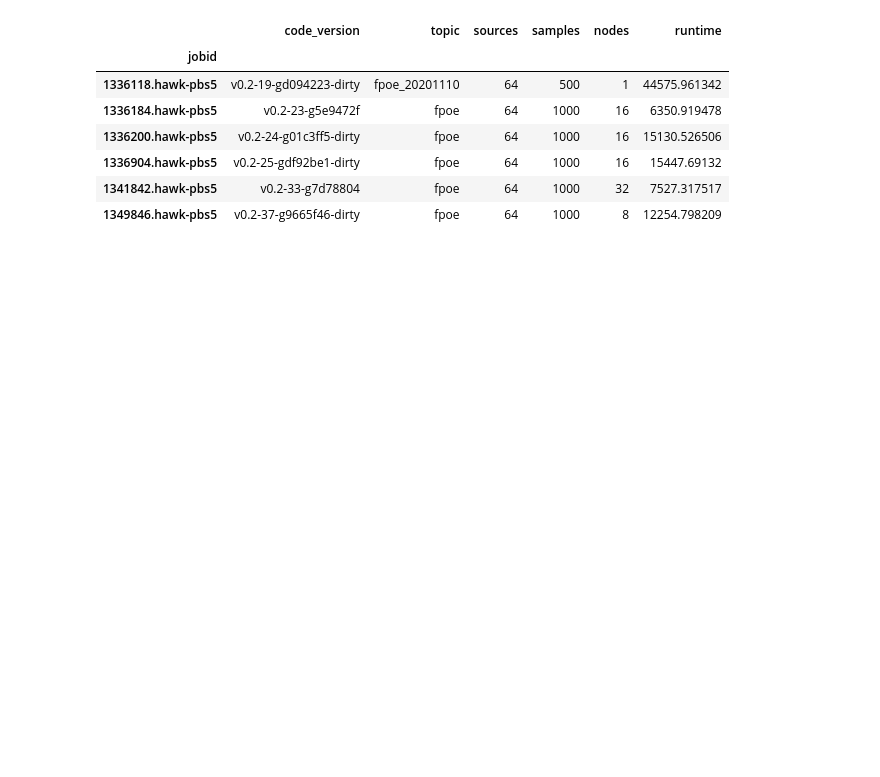
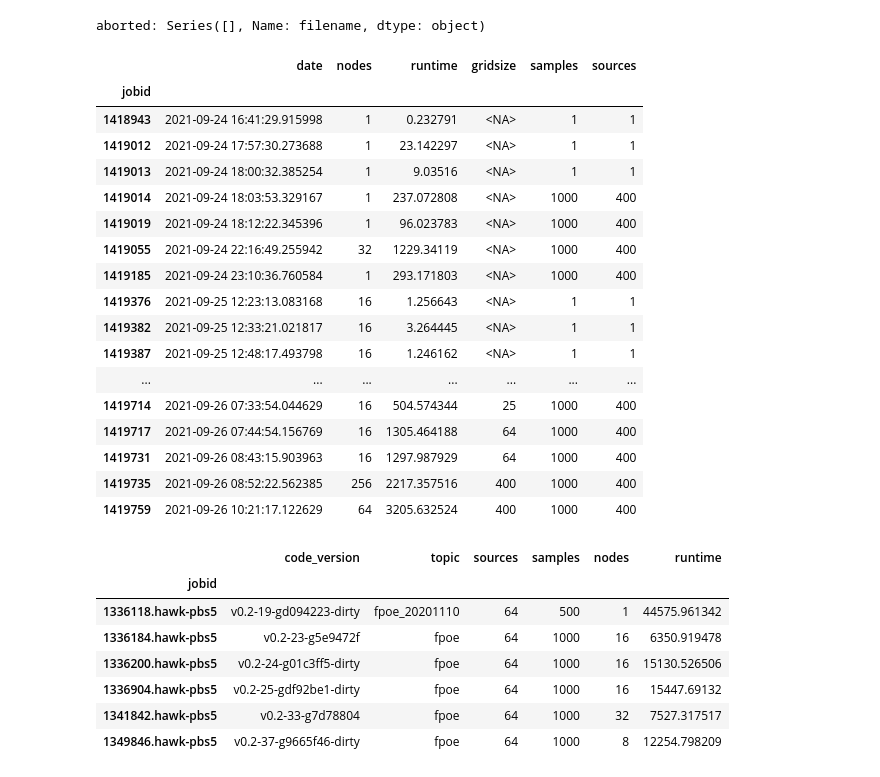
Before and after one commit to sarming/propagation, a Jupyter notebook: parse_logfiles.ipynb, the cells around one changed output. Saved outputs shown, nothing was run; the diff lists cells and outputs as text; code cells hidden in the pictures; blank space fills up the shorter version.

```diff
--- a/parse_logfiles.ipynb
+++ b/parse_logfiles.ipynb
@@ -17,0 +15,4 @@ r.to_csv('runs.csv')
+# %%
+supermuc=outfiles('out/supermuc/out/')
+sm = parse_files(supermuc)
+sm.to_csv('supermuc.csv')
@@ -18,3 +29,31 @@ r.to_csv('runs.csv')
+# %%
+hawk=outfiles('out/hawk/old-out')
+ha = parse_files(hawk)
+ha.to_csv('hawk.csv')
+# %% [output]
+aborted: Series([], Name: filename, dtype: object)
+# %%
+r=sm
+r[r.topic.str.contains('neos' )] [['date', 'nodes', 'runtime', 'gridsize', 'samples', 'sources']]
+# %% [output]
+|  | date | nodes | runtime | gridsize | samples | sources |
+| jobid |  |  |  |  |  |  |
+| 1418943 | 2021-09-24 16:41:29.915998 | 1 | 0.232791 | <NA> | 1 | 1 |
+| 1419012 | 2021-09-24 17:57:30.273688 | 1 | 23.142297 | <NA> | 1 | 1 |
+| 1419013 | 2021-09-24 18:00:32.385254 | 1 | 9.03516 | <NA> | 1 | 1 |
+| 1419014 | 2021-09-24 18:03:53.329167 | 1 | 237.072808 | <NA> | 1000 | 400 |
+| 1419019 | 2021-09-24 18:12:22.345396 | 1 | 96.023783 | <NA> | 1000 | 400 |
+| 1419055 | 2021-09-24 22:16:49.255942 | 32 | 1229.34119 | <NA> | 1000 | 400 |
+| 1419185 | 2021-09-24 23:10:36.760584 | 1 | 293.171803 | <NA> | 1000 | 400 |
+| 1419376 | 2021-09-25 12:23:13.083168 | 16 | 1.256643 | <NA> | 1 | 1 |
+| 1419382 | 2021-09-25 12:33:21.021817 | 16 | 3.264445 | <NA> | 1 | 1 |
+| 1419387 | 2021-09-25 12:48:17.493798 | 16 | 1.246162 | <NA> | 1 | 1 |
+| ... | ... | ... | ... | ... | ... | ... |
+| 1419714 | 2021-09-26 07:33:54.044629 | 16 | 504.574344 | 25 | 1000 | 400 |
+| 1419717 | 2021-09-26 07:44:54.156769 | 16 | 1305.464188 | 64 | 1000 | 400 |
+| 1419731 | 2021-09-26 08:43:15.903963 | 16 | 1297.987929 | 64 | 1000 | 400 |
+| 1419735 | 2021-09-26 08:52:22.562385 | 256 | 2217.357516 | 400 | 1000 | 400 |
+| 1419759 | 2021-09-26 10:21:17.122629 | 64 | 3205.632524 | 400 | 1000 | 400 |
 # %%
 r=r[~r.graph.str.contains('inner')]
 r[(r.command=='optimize') & (r.sources==64) & r.topic.str.contains('fpoe')][['code_version','topic','sources','samples','nodes','runtime']]
```
Also changed, not shown: parts of 3 cells of this notebook, 4 other files.
